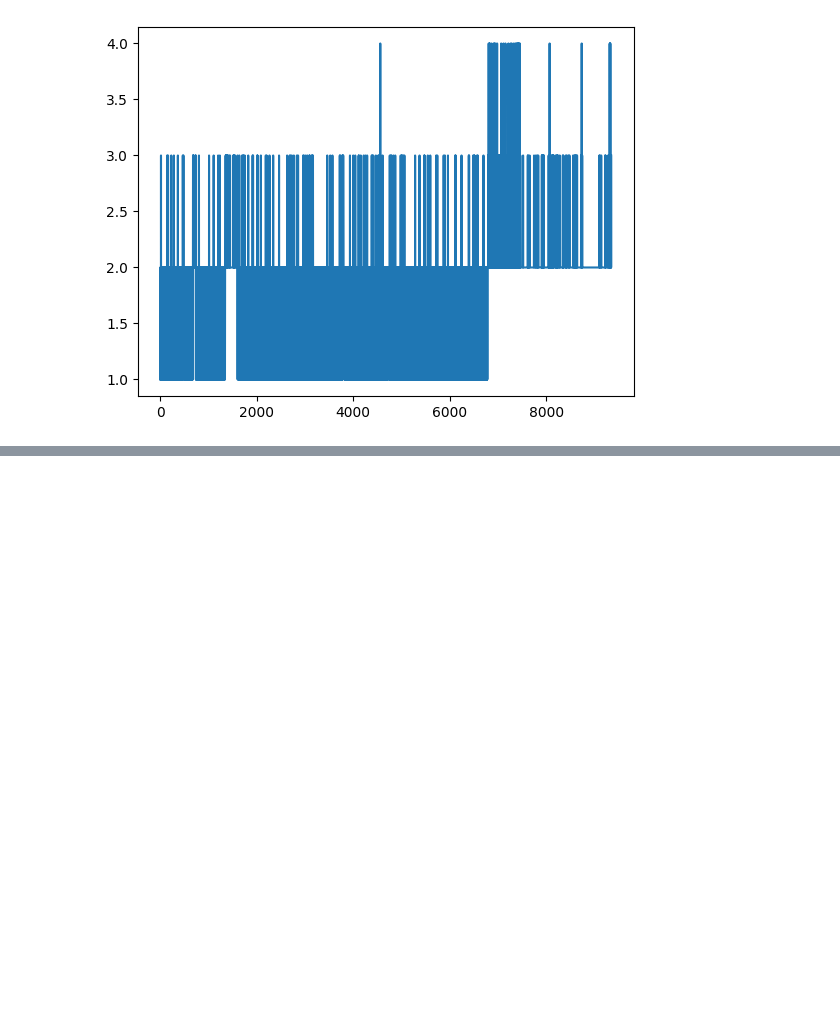
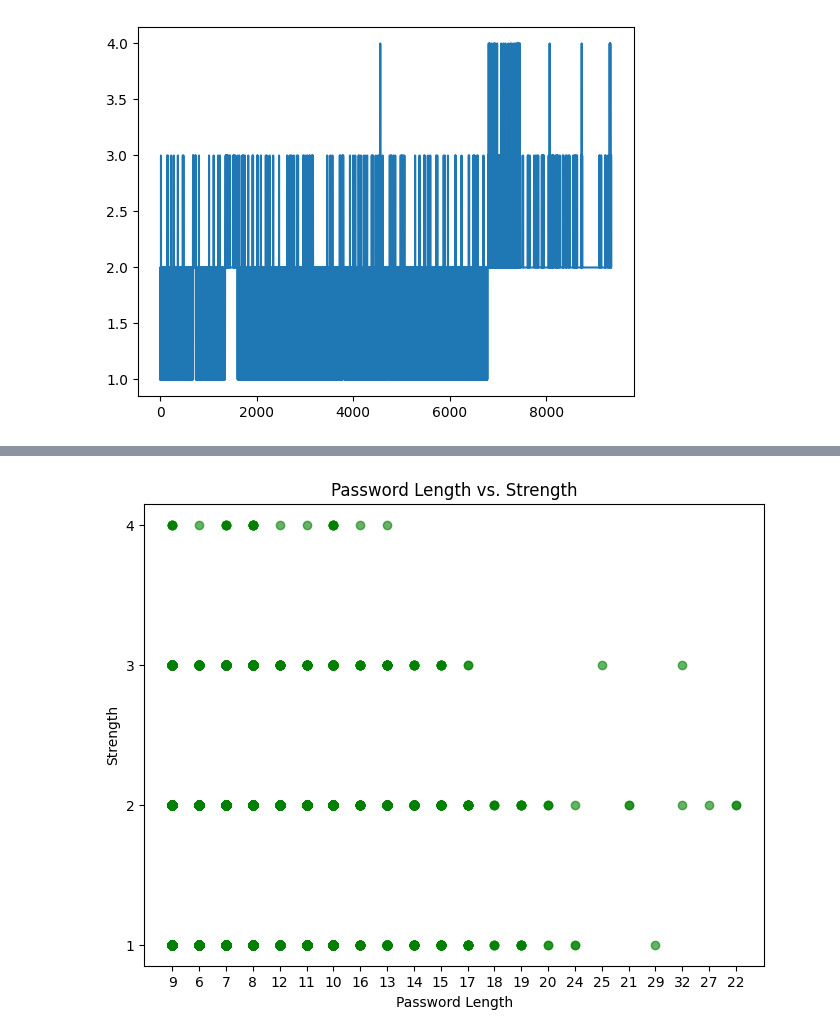
Before and after one commit to ValerieLav/SI-Gestion-et-Analyse-MDP, a Jupyter notebook: net.ipynb, the cells around one changed output, grey strips where cells are left out. Cells and saved outputs as stored; diff of their text form; code cells hidden in the pictures; blank space fills up the shorter version.

```diff
--- a/net.ipynb
+++ b/net.ipynb
@@ -315,0 +355,10 @@ dff2['strength'].astype(int).plot()
+# %%
+# Scatter plot to show the relationship between length and strength
+plt.figure(figsize=(8, 6))
+plt.scatter(dff2['length'], dff2['strength'], c='green', alpha=0.6)
+plt.title('Password Length vs. Strength')
+plt.xlabel('Password Length')
+plt.ylabel('Strength')
+plt.show()
+# %% [output]
+[figure, added]
```
Also changed, not shown: parts of 7 cells of this notebook, 1 other file.
